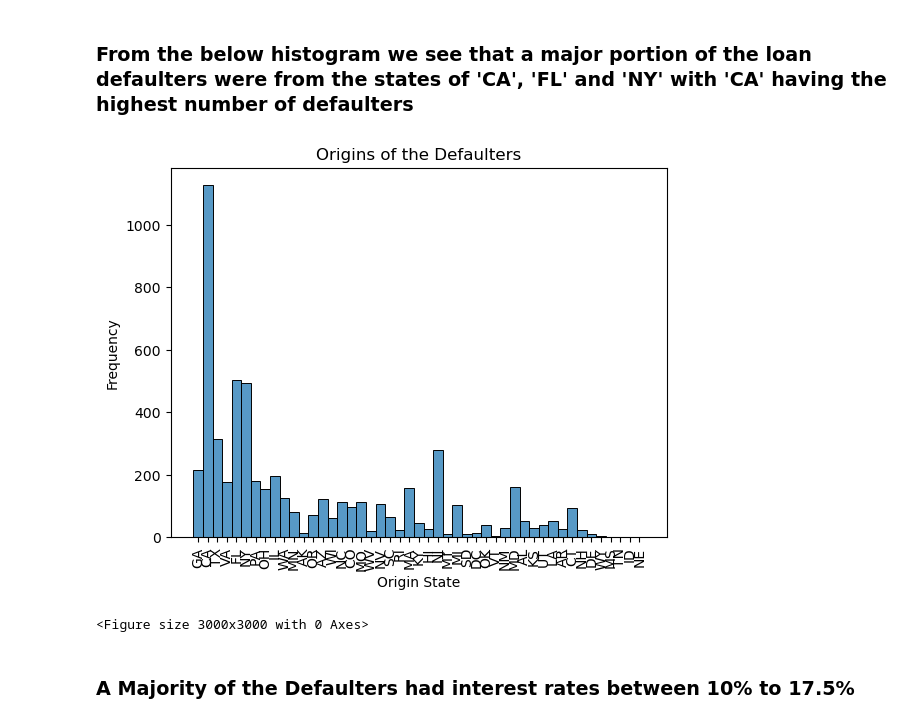
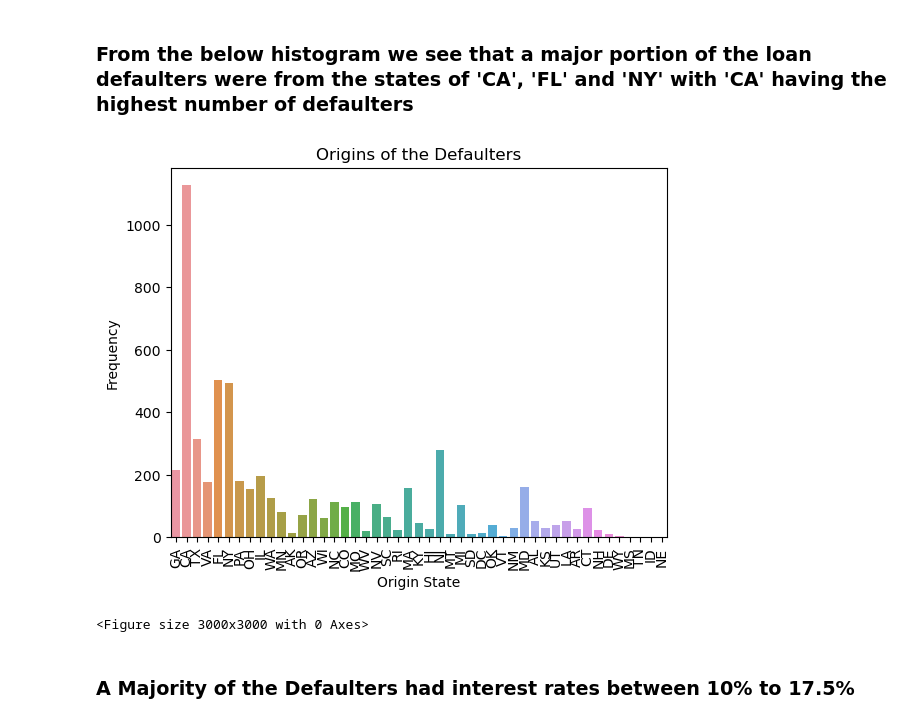
Before and after one commit to PLSV/Lending_Club_Case_Study, a Jupyter notebook: Pavan_Vasan.ipynb, the cells around one changed output. Cells and saved outputs as stored; diff of their text form; code cells hidden in the pictures.

```diff
--- a/Pavan_Vasan.ipynb
+++ b/Pavan_Vasan.ipynb
@@ -291,16 +291,16 @@ plt.show()
 # %% [markdown]
 ### From the below histogram we see that a major portion of the loan defaulters were from the states of 'CA', 'FL' and 'NY' with 'CA' having the highest number of defaulters
 # %%
-sns.histplot(defaulters['addr_state'], kde=False)
+sns.countplot(x=defaulters['addr_state'])
 plt.xlabel('Origin State')
 plt.ylabel('Frequency')
 plt.title('Origins of the Defaulters')
 plt.xticks(rotation=90)
 plt.figure(figsize=(30, 30))
 
 plt.show()
 # %% [output]
-[figure, old version]
+[figure, new version]
 <Figure size 3000x3000 with 0 Axes>
 # %% [markdown]
 ### A Majority of the Defaulters had interest rates between 10% to 17.5%
```
Also changed, not shown: parts of 10 cells of this notebook.
